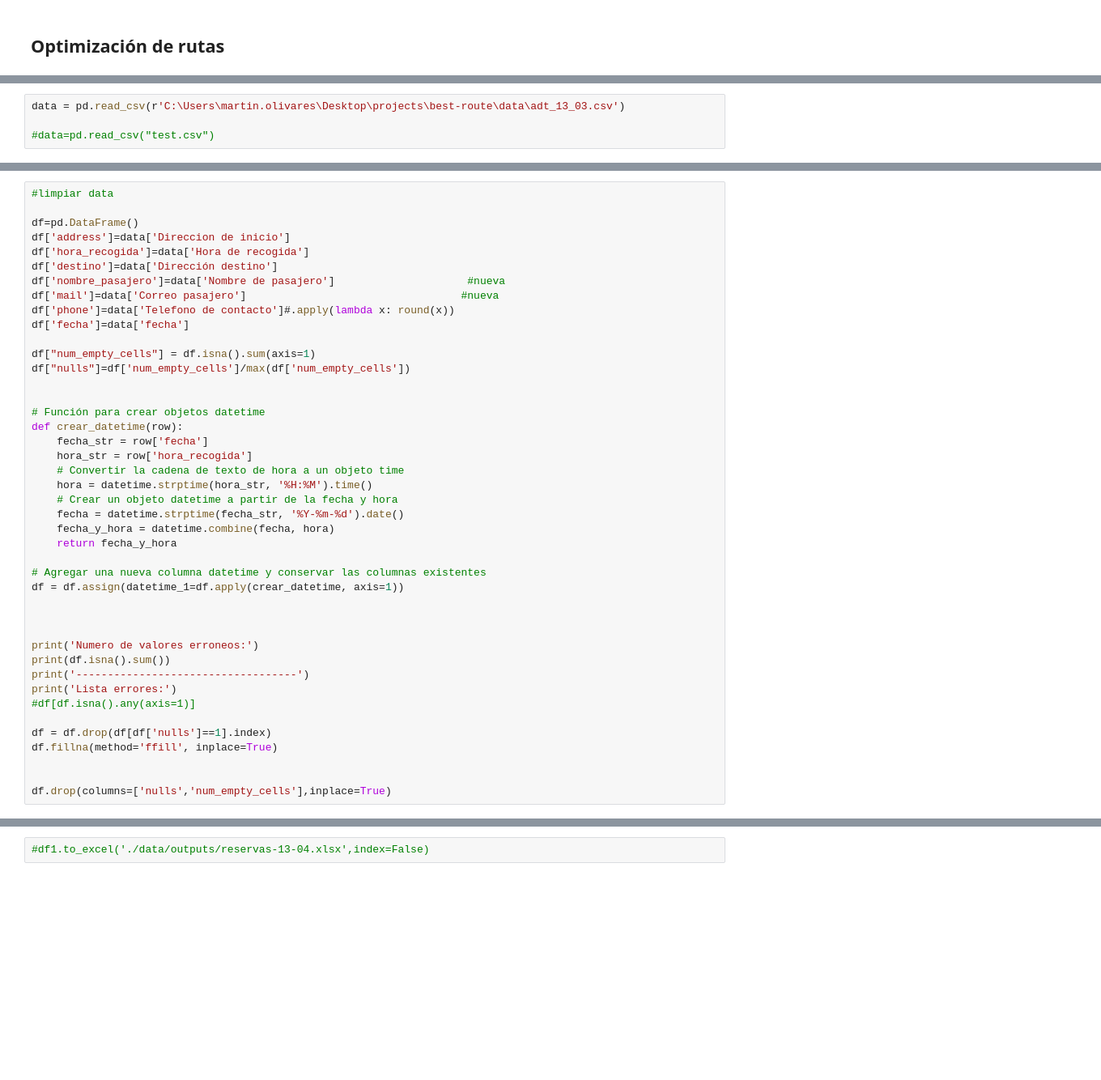
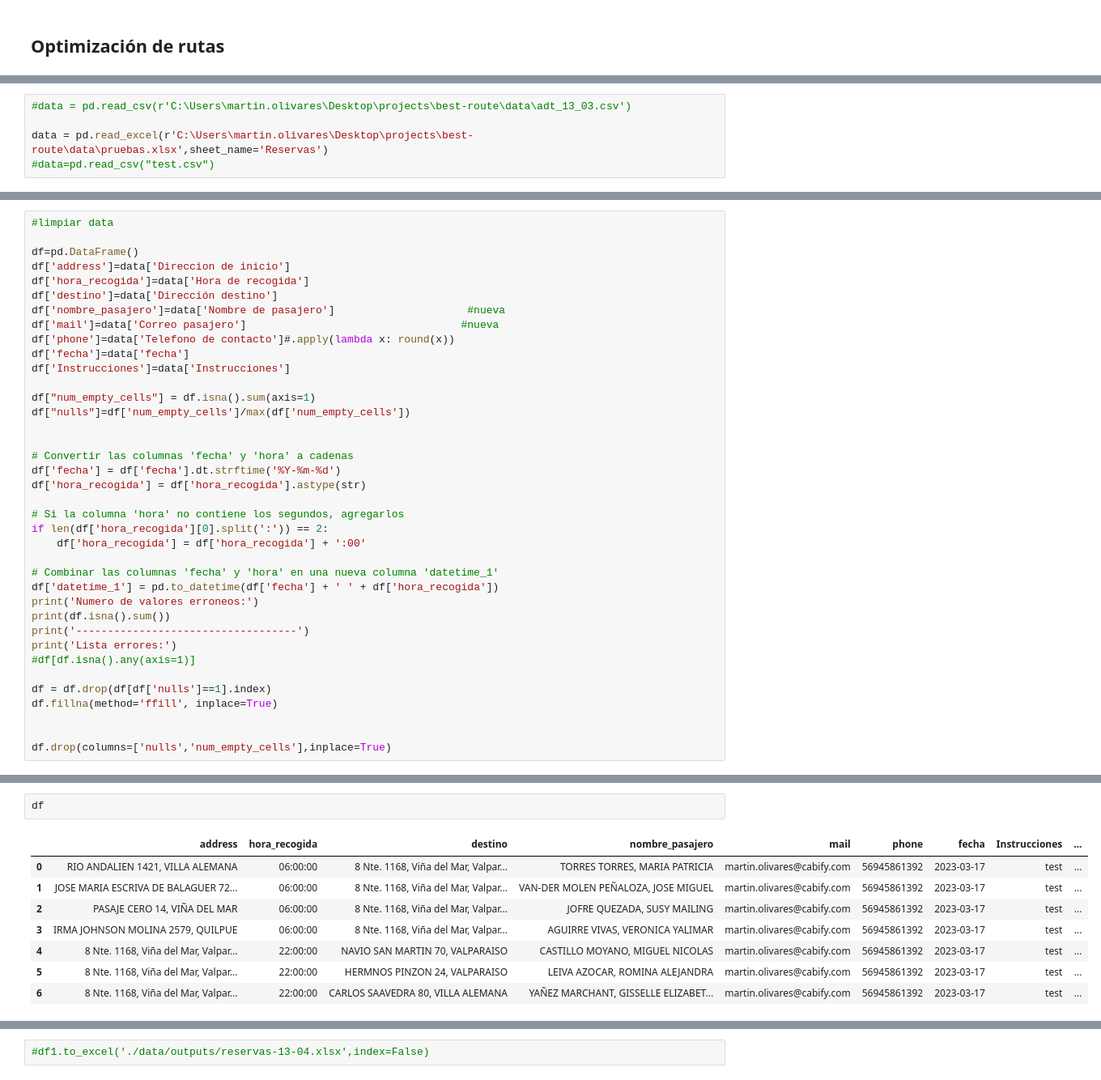
Before and after one commit to martinnnsss/best-route, a Jupyter notebook: routes_1.0.ipynb, the cells around one changed output, grey strips where cells are left out. Shown at 81% size. Cells and saved outputs as stored; diff of their text form; blank space fills up the shorter version.

```diff
--- a/routes_1.0.ipynb
+++ b/routes_1.0.ipynb
@@ -33,4 +34,5 @@ client_secret_id=''
 # %%
-data = pd.read_csv(r'C:\Users\martin.olivares\Desktop\projects\best-route\data\adt_13_03.csv')
+#data = pd.read_csv(r'C:\Users\martin.olivares\Desktop\projects\best-route\data\adt_13_03.csv')
 
+data = pd.read_excel(r'C:\Users\martin.olivares\Desktop\projects\best-route\data\pruebas.xlsx',sheet_name='Reservas')
 #data=pd.read_csv("test.csv")
@@ -45,27 +58,22 @@ df['nombre_pasajero']=data['Nombre de pasajero']                     #nueva
 df['mail']=data['Correo pasajero']                                  #nueva
 df['phone']=data['Telefono de contacto']#.apply(lambda x: round(x))
 df['fecha']=data['fecha']
+df['Instrucciones']=data['Instrucciones']
 
 df["num_empty_cells"] = df.isna().sum(axis=1)
 df["nulls"]=df['num_empty_cells']/max(df['num_empty_cells'])
 
 
-# Función para crear objetos datetime
-def crear_datetime(row):
-    fecha_str = row['fecha']
-    hora_str = row['hora_recogida']
-    # Convertir la cadena de texto de hora a un objeto time
-    hora = datetime.strptime(hora_str, '%H:%M').time()
-    # Crear un objeto datetime a partir de la fecha y hora
-    fecha = datetime.strptime(fecha_str, '%Y-%m-%d').date()
-    fecha_y_hora = datetime.combine(fecha, hora)
-    return fecha_y_hora
+# Convertir las columnas 'fecha' y 'hora' a cadenas
+df['fecha'] = df['fecha'].dt.strftime('%Y-%m-%d')
+df['hora_recogida'] = df['hora_recogida'].astype(str)
 
-# Agregar una nueva columna datetime y conservar las columnas existentes
-df = df.assign(datetime_1=df.apply(crear_datetime, axis=1))
+# Si la columna 'hora' no contiene los segundos, agregarlos
+if len(df['hora_recogida'][0].split(':')) == 2:
+    df['hora_recogida'] = df['hora_recogida'] + ':00'
 
-
-
+# Combinar las columnas 'fecha' y 'hora' en una nueva columna 'datetime_1'
+df['datetime_1'] = pd.to_datetime(df['fecha'] + ' ' + df['hora_recogida'])
 print('Numero de valores erroneos:')
 print(df.isna().sum())
 print('-----------------------------------')
@@ -92,6 +101,17 @@ datetime_1          0
 dtype: int64
 -----------------------------------
 Lista errores:
+# %%
+df
+# %% [output]
+|  | address | hora_recogida | destino | nombre_pasajero | mail | phone | fecha | Instrucciones | ... |
+| 0 | RIO ANDALIEN 1421, VILLA ALEMANA | 06:00:00 | 8 Nte. 1168, Viña del Mar, Valpar... | TORRES TORRES, MARIA PATRICIA | martin.olivares@cabify.com | 56945861392 | 2023-03-17 | test | ... |
+| 1 | JOSE MARIA ESCRIVA DE BALAGUER 72... | 06:00:00 | 8 Nte. 1168, Viña del Mar, Valpar... | VAN-DER MOLEN PEÑALOZA, JOSE MIGUEL | martin.olivares@cabify.com | 56945861392 | 2023-03-17 | test | ... |
+| 2 | PASAJE CERO 14, VIÑA DEL MAR | 06:00:00 | 8 Nte. 1168, Viña del Mar, Valpar... | JOFRE QUEZADA, SUSY MAILING | martin.olivares@cabify.com | 56945861392 | 2023-03-17 | test | ... |
+| 3 | IRMA JOHNSON MOLINA 2579, QUILPUE | 06:00:00 | 8 Nte. 1168, Viña del Mar, Valpar... | AGUIRRE VIVAS, VERONICA YALIMAR | martin.olivares@cabify.com | 56945861392 | 2023-03-17 | test | ... |
+| 4 | 8 Nte. 1168, Viña del Mar, Valpar... | 22:00:00 | NAVIO SAN MARTIN 70, VALPARAISO | CASTILLO MOYANO, MIGUEL NICOLAS | martin.olivares@cabify.com | 56945861392 | 2023-03-17 | test | ... |
+| 5 | 8 Nte. 1168, Viña del Mar, Valpar... | 22:00:00 | HERMNOS PINZON 24, VALPARAISO | LEIVA AZOCAR, ROMINA ALEJANDRA | martin.olivares@cabify.com | 56945861392 | 2023-03-17 | test | ... |
+| 6 | 8 Nte. 1168, Viña del Mar, Valpar... | 22:00:00 | CARLOS SAAVEDRA 80, VILLA ALEMANA | YAÑEZ MARCHANT, GISSELLE ELIZABET... | martin.olivares@cabify.com | 56945861392 | 2023-03-17 | test | ... |
 # %%
 #corregir typos
 # Definir un diccionario con las abreviaturas de calles y sus correspondientes formas completas
```
Also changed, not shown: parts of 12 cells of this notebook.
